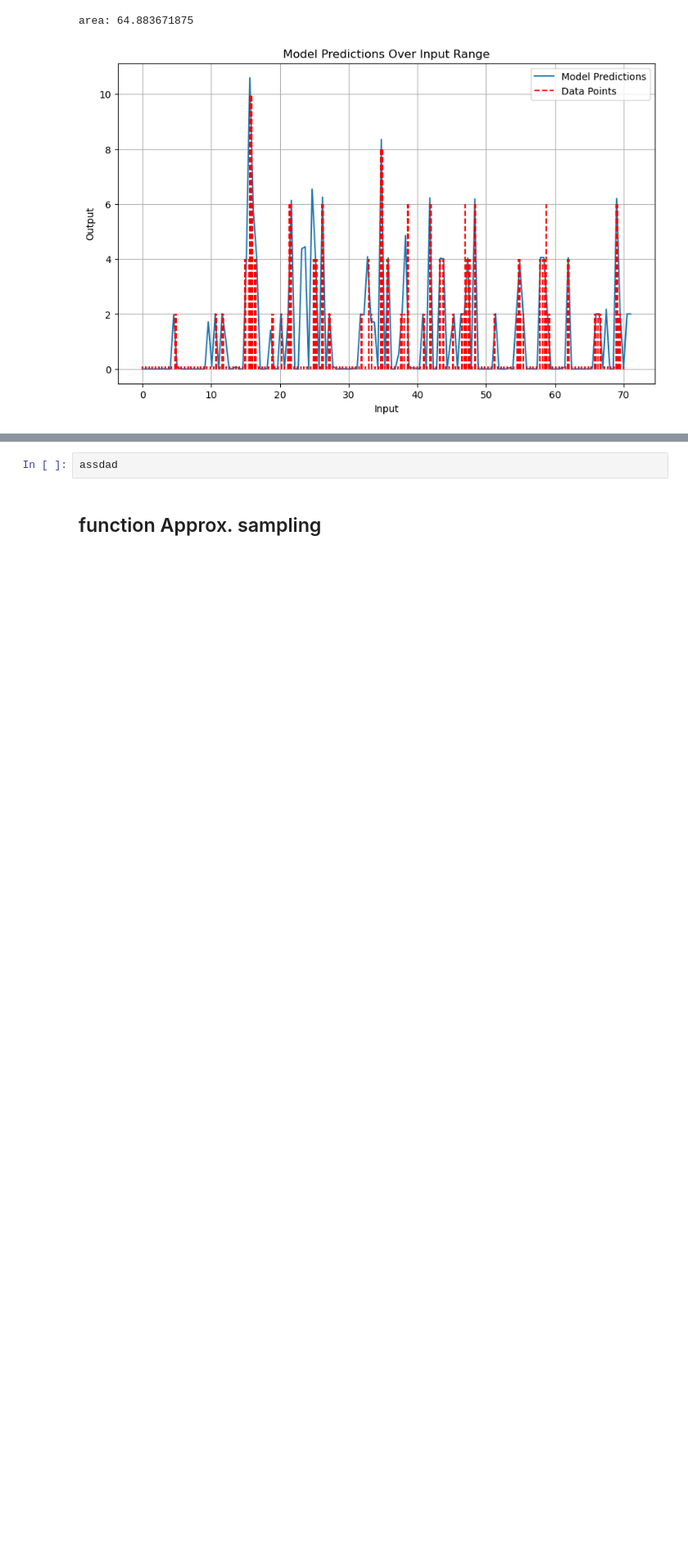
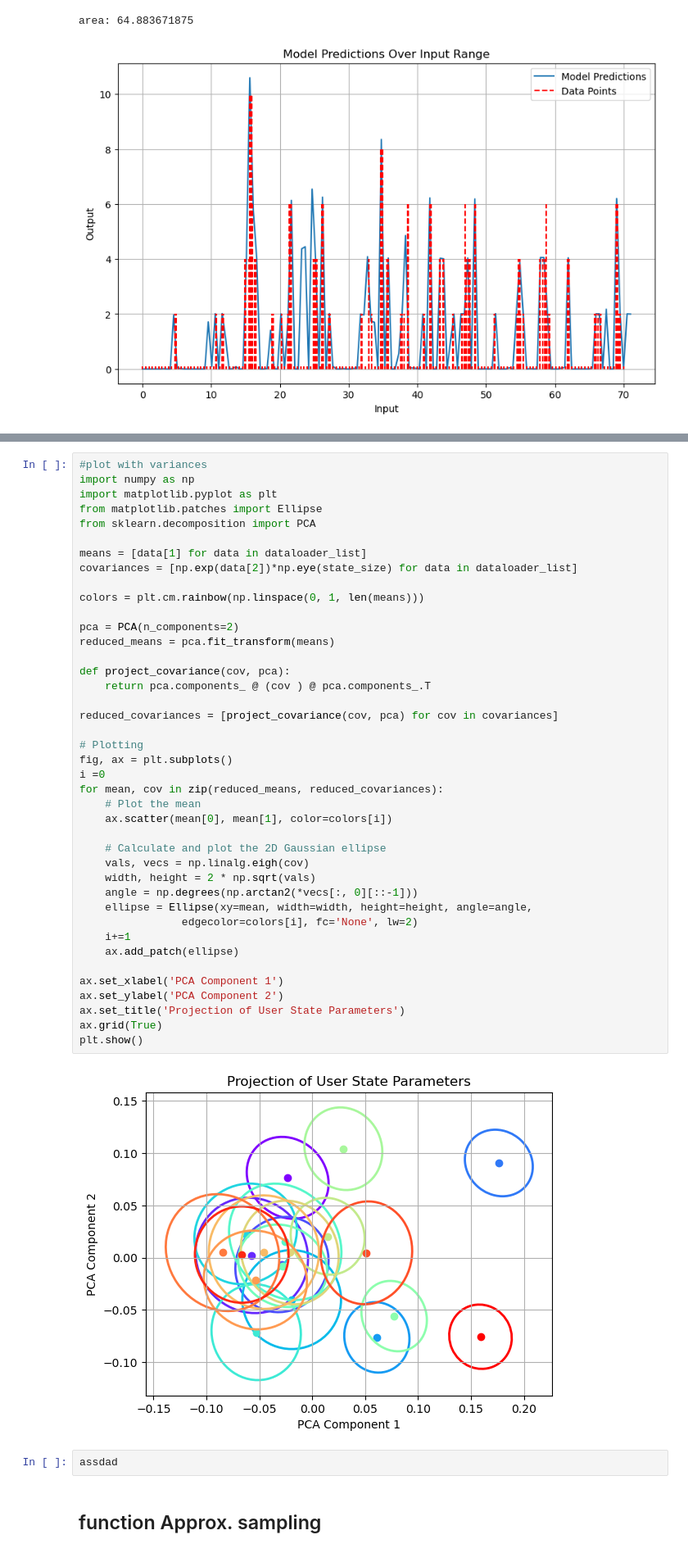
Before and after one commit to Thahit/Recommender_Sim, a Jupyter notebook: notebooks/explore_training.ipynb, the cells around one changed output, grey strips where cells are left out. Shown at 82% size. Saved outputs shown, nothing was run; the diff lists cells and outputs as text; blank space fills up the shorter version.

```diff
--- a/notebooks/explore_training.ipynb
+++ b/notebooks/explore_training.ipynb
@@ -587,3 +599,46 @@ area: 64.883671875
+# %%
+#plot with variances
+import numpy as np
+import matplotlib.pyplot as plt
+from matplotlib.patches import Ellipse
+from sklearn.decomposition import PCA
+
+means = [data[1] for data in dataloader_list]
+covariances = [np.exp(data[2])*np.eye(state_size) for data in dataloader_list]
+
+colors = plt.cm.rainbow(np.linspace(0, 1, len(means)))
+
+pca = PCA(n_components=2)
+reduced_means = pca.fit_transform(means)
+
+def project_covariance(cov, pca):
+    return pca.components_ @ (cov ) @ pca.components_.T
+
+reduced_covariances = [project_covariance(cov, pca) for cov in covariances]
+
+# Plotting
+fig, ax = plt.subplots()
+i =0
+for mean, cov in zip(reduced_means, reduced_covariances):
+    # Plot the mean
+    ax.scatter(mean[0], mean[1], color=colors[i])
+
+    # Calculate and plot the 2D Gaussian ellipse
+    vals, vecs = np.linalg.eigh(cov)
+    width, height = 2 * np.sqrt(vals)
+    angle = np.degrees(np.arctan2(*vecs[:, 0][::-1]))
+    ellipse = Ellipse(xy=mean, width=width, height=height, angle=angle,
+                edgecolor=colors[i], fc='None', lw=2)
+    i+=1
+    ax.add_patch(ellipse)
+
+ax.set_xlabel('PCA Component 1')
+ax.set_ylabel('PCA Component 2')
+ax.set_title('Projection of User State Parameters')
+ax.grid(True)
+plt.show()
+# %% [output]
+[figure, added]
 # %%
 assdad
 # %% [markdown]
```
Also changed, not shown: parts of 25 cells of this notebook.
